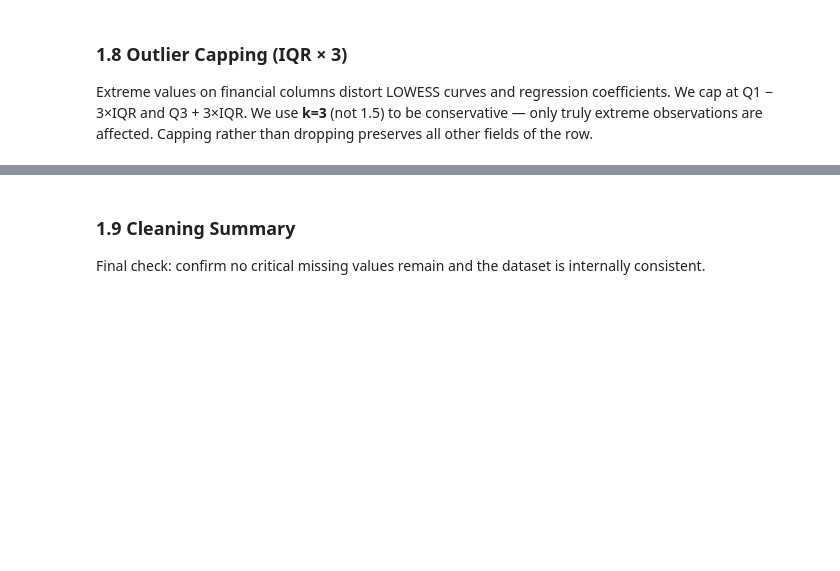
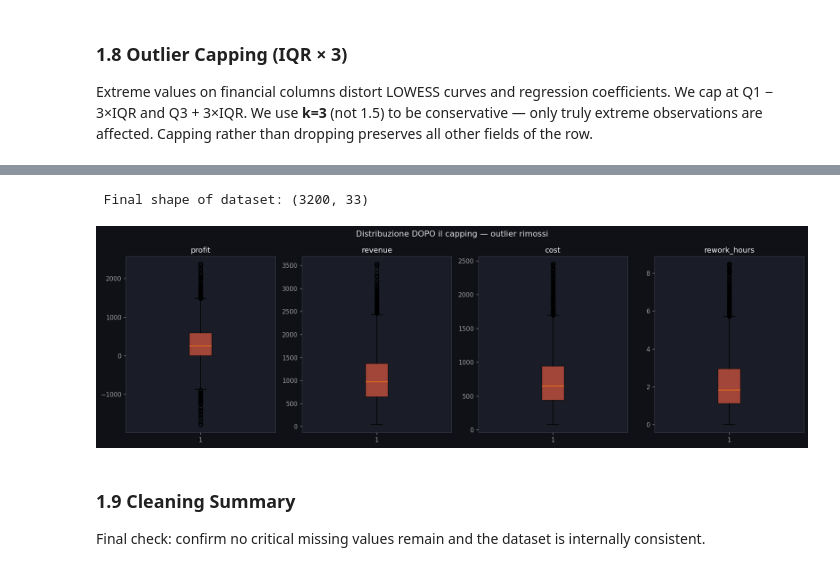
Before and after one commit to andreamammano89-maker/ML_Project_SEA_815441, a Jupyter notebook: pipeline.ipynb, the cells around one changed output, grey strips where cells are left out. Saved outputs shown, nothing was run; the diff lists cells and outputs as text; code cells hidden in the pictures; blank space fills up the shorter version.

```diff
--- a/pipeline.ipynb
+++ b/pipeline.ipynb
@@ -159,0 +448,28 @@ Extreme values on financial columns distort LOWESS curves and regression coeffic
+# %%
+print("Extreme Outliers (IQR × 3):\n")
+for col in cap_cols:
+    Q1 = df[col].quantile(0.25)
+    Q3 = df[col].quantile(0.75)
+    IQR = Q3 - Q1
+    lower = Q1 - 3 * IQR
+    upper = Q3 + 3 * IQR
+    n_out = ((df[col] < lower) | (df[col] > upper)).sum()
+    pct = n_out / len(df) * 100
+    print(f"  {col:<15} lower={lower:>8.2f}  upper={upper:>8.2f}  "
+          f"outliers={n_out} ({pct:.1f}%)")
+
+
+def cap_iqr(series, k=3):
+    q1    = series.quantile(0.25)
+    q3    = series.quantile(0.75)
+    iqr   = q3 - q1
+    lower = q1 - k * iqr
+    upper = q3 + k * iqr
+    n_capped = ((series < lower) | (series > upper)).sum()
+    return series.clip(lower, upper), n_capped
+
+print("\nCapping applicato:\n")
+for col in cap_cols:
+    if col in df.columns:
+        df[col], n = cap_iqr(df[col])
+        print(f"  {col:<15} {n} valori cappati")
@@ -160,3 +490,17 @@ Extreme values on financial columns distort LOWESS curves and regression coeffic
+# %%
+fig, axes = plt.subplots(1, len(cap_cols), figsize=(16, 5))
+for i, col in enumerate(cap_cols):
+    axes[i].boxplot(df[col].dropna(), patch_artist=True,
+                    boxprops=dict(facecolor='tomato', alpha=0.6))
+    axes[i].set_title(f'{col}', fontsize=12)
+
+plt.suptitle('Distribuzione DOPO il capping — outlier rimossi', fontsize=13)
+plt.tight_layout()
+
+print(f"\n Final shape of dataset: {df.shape}")
+# %% [output]
+ Final shape of dataset: (3200, 33)
+[figure, added]
 # %%
 def cap_iqr(series, k=3):
     q1, q3 = series.quantile(0.25), series.quantile(0.75)
```
Also changed, not shown: parts of 22 cells of this notebook.
